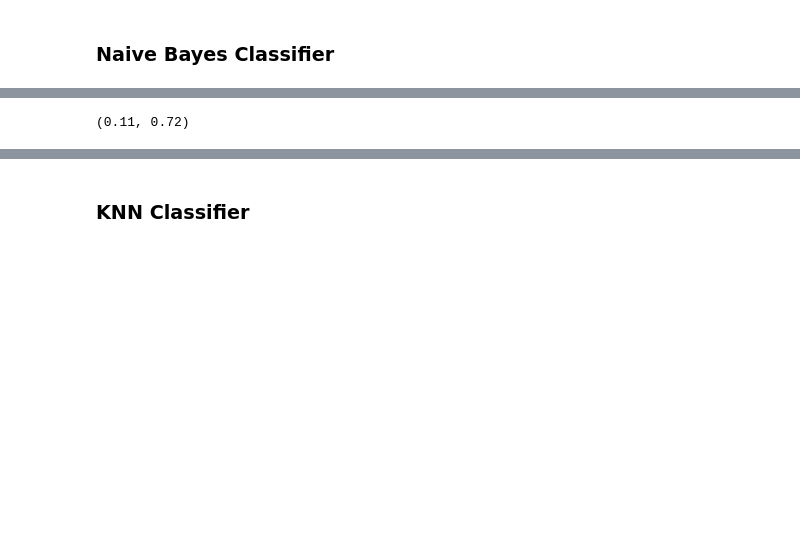
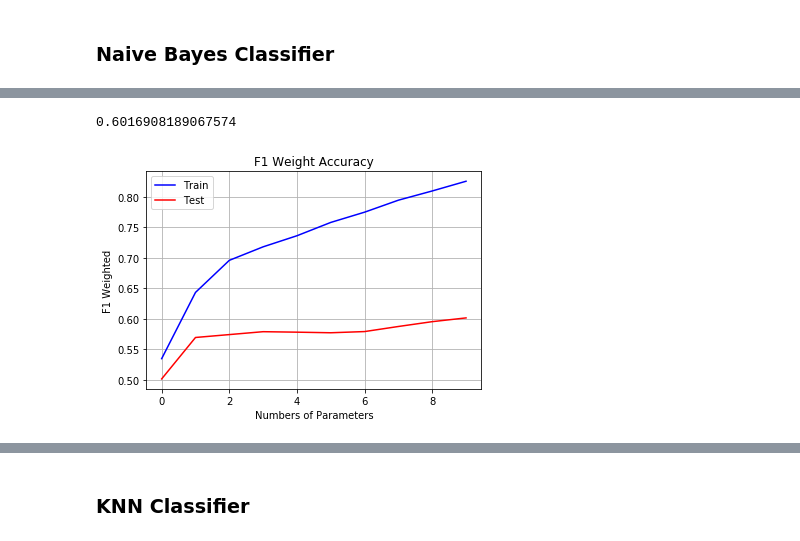
Before and after one commit to peteryph/Kaggle-Heart-Disease-UCI, a Jupyter notebook: UFC fight club.ipynb, the cells around one changed output, grey strips where cells are left out. Cells and saved outputs as stored; diff of their text form; code cells hidden in the pictures; blank space fills up the shorter version.

```diff
--- a/UFC fight club.ipynb
+++ b/UFC fight club.ipynb
@@ -498,19 +493,3 @@ plt.show()
-# %%
-# GBDT(Gradient Boosting Decision Tree) for the model and return the best selection via given datasets
-
-
-def GBDT(model, Train_X, Train_Y, Vail_X, Vail_Y):
-    coeff = 0
-    highest = 0
-    _range = np.arange(0.01, 1, 0.05)
-    for i in (_range):
-        GBDT = GradientBoostingClassifier(init = model, learning_rate = i)
-        GBDT.fit(Train_X, Train_Y)
-        curr_score = GBDT.score(Vail_X, Vail_Y)
-        if(highest < curr_score):
-            highest = curr_score
-            coeff = i
-    return coeff, highest
 # %% [markdown]
 ### Naive Bayes Classifier
 # %%
@@ -608,9 +570,10 @@ weighted avg       0.58      0.50      0.52       200
 # %%
 # Gradient Boosting Decision Tree Naive Bayes model
-coeff, highest = GBDT(Bagging_NB, Train_X, Train_Y, Valid_X, Valid_Y)
-coeff, highest
+coeff, highest, train_scores, test_scores = GBDT(Bagging_NB, Train_X, Train_Y, Valid_X, Valid_Y)
+plot(train_scores, test_scores)
 # %% [output]
-(0.11, 0.72)
+0.6016908189067574
+[figure, added]
 # %%
 GBDT_NB = GradientBoostingClassifier(init = Bagging_NB, learning_rate = coeff)
 GBDT_NB.fit(Train_X, Train_Y)
```
Also changed, not shown: parts of 76 cells of this notebook, 1 other file.
